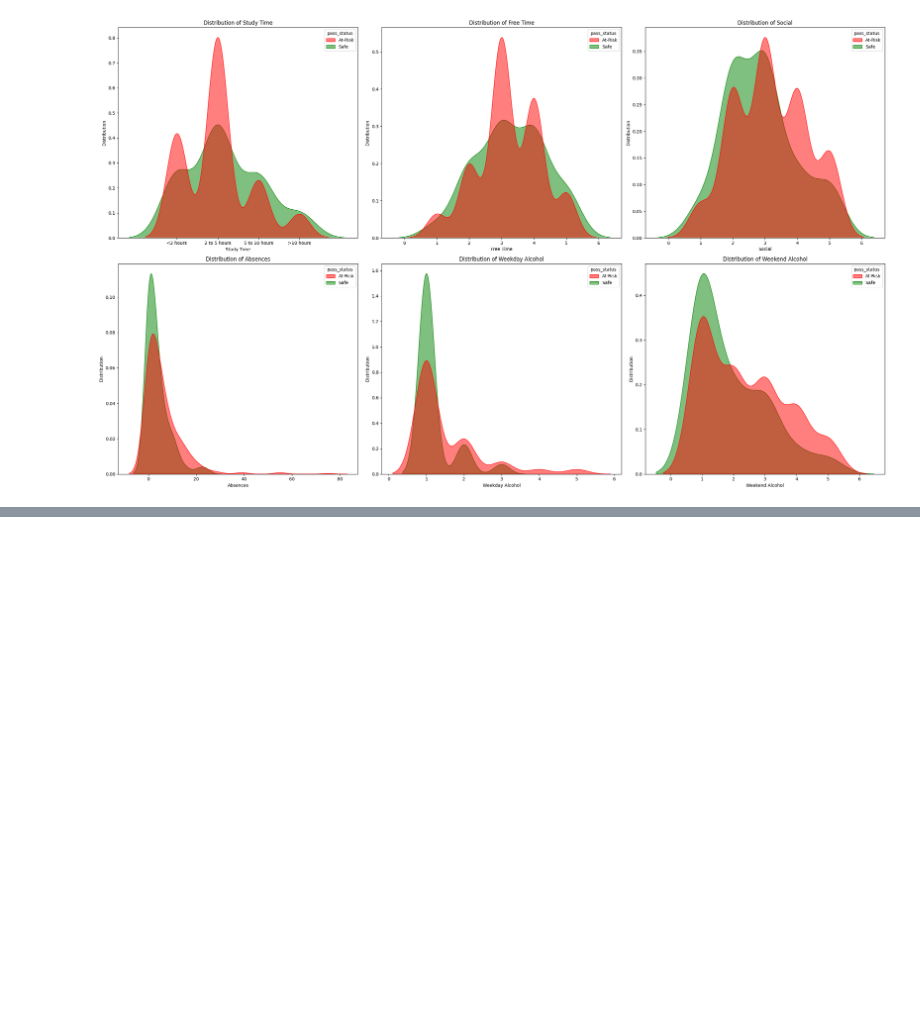
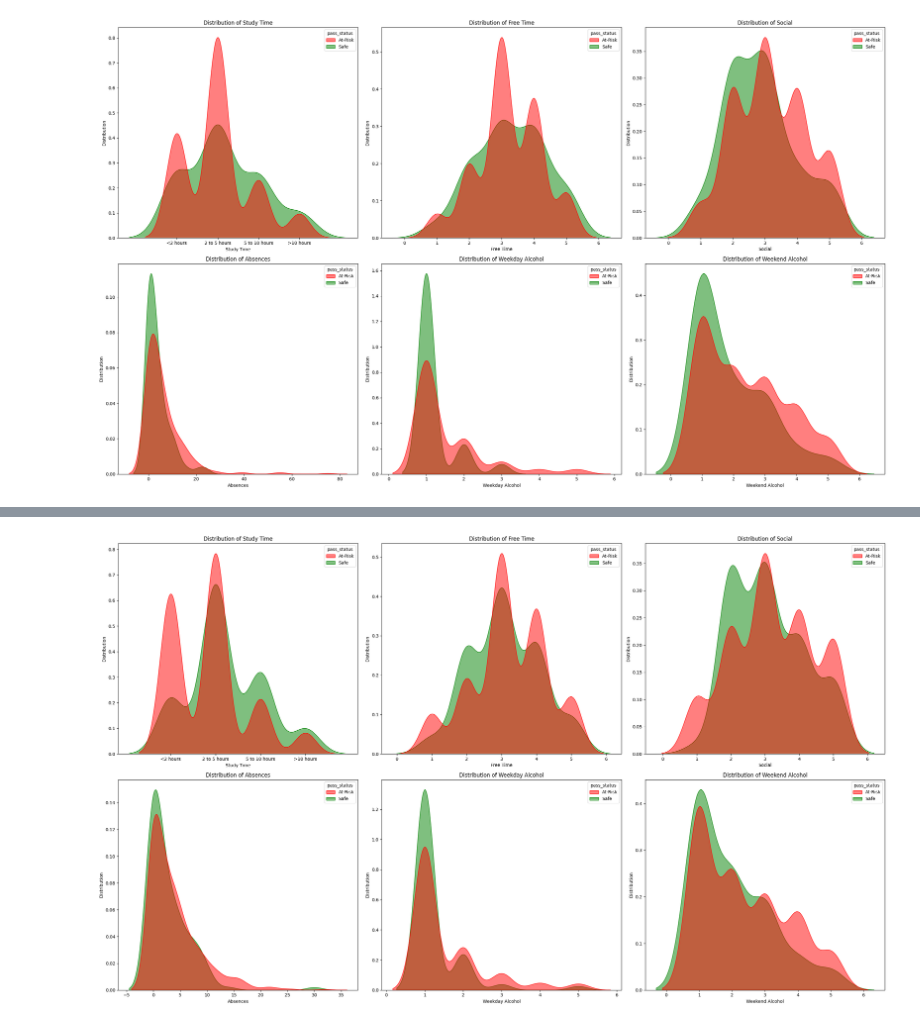
Before and after one commit to Kristiyan24/SoftUni-Students-Performance, a Jupyter notebook: report/hypotheses/hypothesis2.ipynb, the cells around one changed output, grey strips where cells are left out. Cells and saved outputs as stored; diff of their text form; code cells hidden in the pictures; blank space fills up the shorter version.

```diff
--- a/report/hypotheses/hypothesis2.ipynb
+++ b/report/hypotheses/hypothesis2.ipynb
@@ -271,0 +383,46 @@ plt.show()
+# %%
+# Create a large figure to hold the plots
+fig, axes = plt.subplots(2, 3, figsize=(25, 15))
+
+# Diagram 1: Study Time
+axes[0][0].set_title('Distribution of Study Time')
+axes[0][0].set_xlabel("Study Time")
+axes[0][0].set_ylabel("Distribution")
+axes[0][0].set_xticks(list(study_time_mapper.mapping().keys()))
+axes[0][0].set_xticklabels(list(study_time_mapper.mapping().values()))
+sns.kdeplot(data=testing_data, x='study_time', hue='pass_status', fill=True, common_norm=False, palette={'Safe':'green', 'At-Risk':'red'}, alpha=0.5, ax=axes[0][0])
+
+# Diagram 2: Free Time
+axes[0][1].set_title('Distribution of Free Time')
+axes[0][1].set_xlabel("Free Time")
+axes[0][1].set_ylabel("Distribution")
+sns.kdeplot(data=testing_data, x='free_time', hue='pass_status', fill=True, common_norm=False, palette={'Safe':'green', 'At-Risk':'red'}, alpha=0.5, ax=axes[0][1])
+
+# Diagram 3: Social
+axes[0][2].set_title('Distribution of Social')
+axes[0][2].set_xlabel("Social")
+axes[0][2].set_ylabel("Distribution")
+sns.kdeplot(data=testing_data, x='social', hue='pass_status', fill=True, common_norm=False, palette={'Safe':'green', 'At-Risk':'red'}, alpha=0.5, ax=axes[0][2])
+
+# Diagram 4: Absences
+axes[1][0].set_title('Distribution of Absences')
+axes[1][0].set_xlabel("Absences")
+axes[1][0].set_ylabel("Distribution")
+sns.kdeplot(data=testing_data, x='absences', hue='pass_status', fill=True, common_norm=False, palette={'Safe':'green', 'At-Risk':'red'}, alpha=0.5, ax=axes[1][0])
+
+# Diagram 5: Weekday Alcohol
+axes[1][1].set_title('Distribution of Weekday Alcohol')
+axes[1][1].set_xlabel("Weekday Alcohol")
+axes[1][1].set_ylabel("Distribution")
+sns.kdeplot(data=testing_data, x='weekday_alcohol', hue='pass_status', fill=True, common_norm=False, palette={'Safe':'green', 'At-Risk':'red'}, alpha=0.5, ax=axes[1][1])
+
+# Diagram 6: Weekend Alcohol
+axes[1][2].set_title('Distribution of Weekend Alcohol')
+axes[1][2].set_xlabel("Weekend Alcohol")
+axes[1][2].set_ylabel("Distribution")
+sns.kdeplot(data=testing_data, x='weekend_alcohol', hue='pass_status', fill=True, common_norm=False, palette={'Safe':'green', 'At-Risk':'red'}, alpha=0.5, ax=axes[1][2])
+
+plt.tight_layout()
+plt.show()
+# %% [output]
+[figure, added]
```
Also changed, not shown: parts of 7 cells of this notebook, 1 other file.
